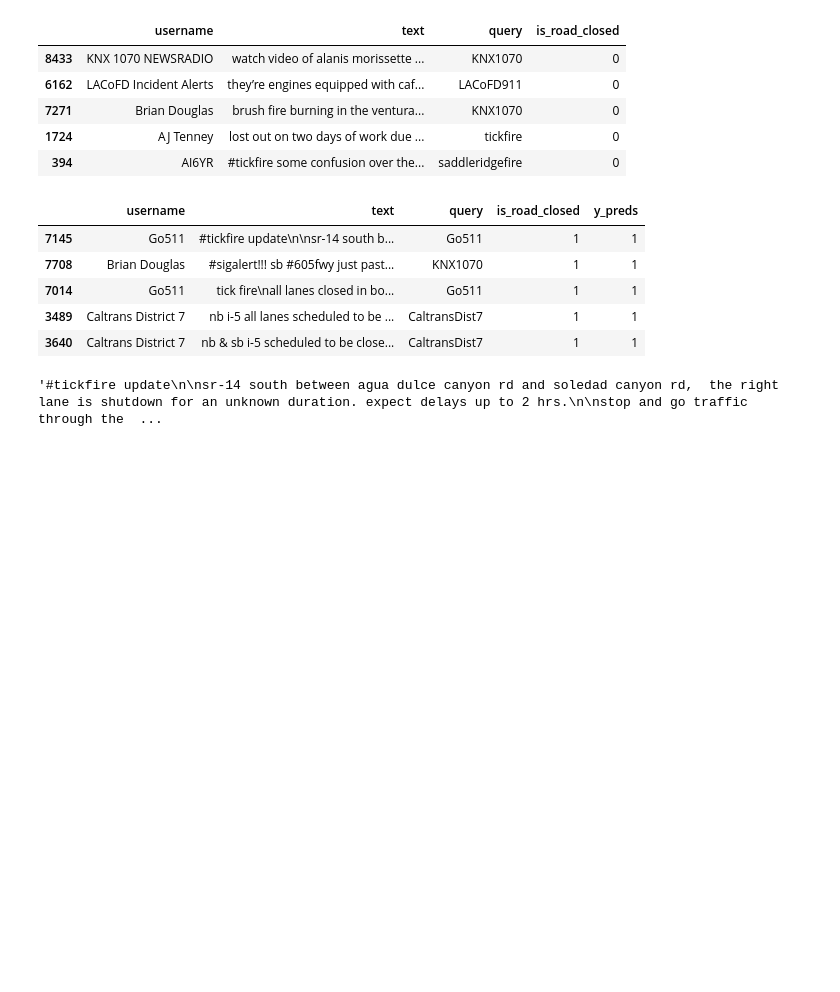
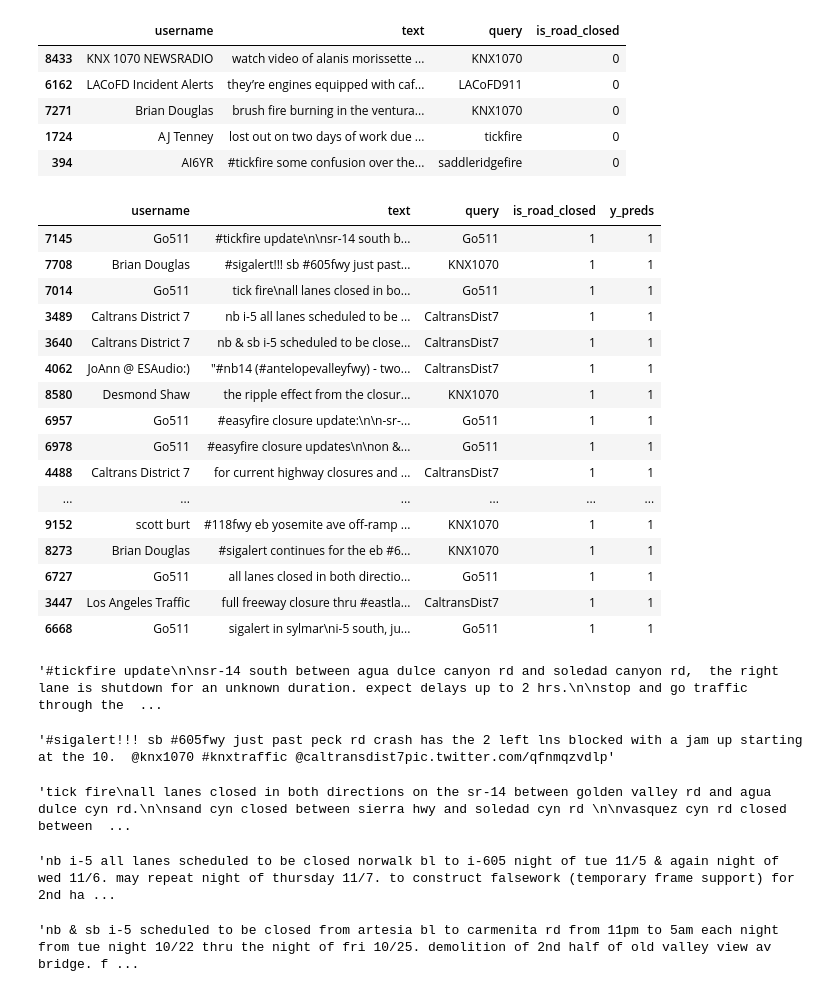
Before and after one commit to reneemarama/real_time_traffic, a Jupyter notebook: 4_Supervised_Unsupervised_Modeling.ipynb, the cells around one changed output. Drawn from its saved outputs; the diff is of its cells as text; code cells hidden in the pictures; blank space fills up the shorter version.

```diff
--- a/4_Supervised_Unsupervised_Modeling.ipynb
+++ b/4_Supervised_Unsupervised_Modeling.ipynb
@@ -537,15 +537,42 @@ road_closed_pred = (x_test_df['y_preds'] == 1)
 
 X_test_true_pos = x_test_df[road_closed_true & road_closed_pred]
 # %%
-X_test_true_pos.head()
+X_test_true_pos.head(20)
 # %% [output]
 |  | username | text | query | is_road_closed | y_preds |
 | 7145 | Go511 | #tickfire update\n\nsr-14 south b... | Go511 | 1 | 1 |
 | 7708 | Brian Douglas | #sigalert!!! sb #605fwy just past... | KNX1070 | 1 | 1 |
 | 7014 | Go511 | tick fire\nall lanes closed in bo... | Go511 | 1 | 1 |
 | 3489 | Caltrans District 7 | nb i-5 all lanes scheduled to be ... | CaltransDist7 | 1 | 1 |
 | 3640 | Caltrans District 7 | nb & sb i-5 scheduled to be close... | CaltransDist7 | 1 | 1 |
+| 4062 | JoAnn @ ESAudio:) | "#nb14 (#antelopevalleyfwy) - two... | CaltransDist7 | 1 | 1 |
+| 8580 | Desmond Shaw | the ripple effect from the closur... | KNX1070 | 1 | 1 |
+| 6957 | Go511 | #easyfire closure update:\n\n-sr-... | Go511 | 1 | 1 |
+| 6978 | Go511 | #easyfire closure updates\n\non &... | Go511 | 1 | 1 |
+| 4488 | Caltrans District 7 | for current highway closures and ... | CaltransDist7 | 1 | 1 |
+| ... | ... | ... | ... | ... | ... |
+| 9152 | scott burt | #118fwy eb yosemite ave off-ramp ... | KNX1070 | 1 | 1 |
+| 8273 | Brian Douglas | #sigalert continues for the eb #6... | KNX1070 | 1 | 1 |
+| 6727 | Go511 | all lanes closed in both directio... | Go511 | 1 | 1 |
+| 3447 | Los Angeles Traffic | full freeway closure thru #eastla... | CaltransDist7 | 1 | 1 |
+| 6668 | Go511 | sigalert in sylmar\ni-5 south, ju... | Go511 | 1 | 1 |
 # %%
 X_test_true_pos['text'][7145]
 # %% [output]
 '#tickfire update\n\nsr-14 south between agua dulce canyon rd and soledad canyon rd,  the right lane is shutdown for an unknown duration. expect delays up to 2 hrs.\n\nstop and go traffic through the  ...
+# %%
+X_test_true_pos['text'][7708]
+# %% [output]
+'#sigalert!!! sb #605fwy just past peck rd crash has the 2 left lns blocked with a jam up starting at the 10.  @knx1070 #knxtraffic @caltransdist7pic.twitter.com/qfnmqzvdlp'
+# %%
+X_test_true_pos['text'][7014]
+# %% [output]
+'tick fire\nall lanes closed in both directions on the sr-14 between golden valley rd and agua dulce cyn rd.\n\nsand cyn closed between sierra hwy and soledad cyn rd \n\nvasquez cyn rd closed between  ...
+# %%
+X_test_true_pos['text'][3489]
+# %% [output]
+'nb i-5 all lanes scheduled to be closed norwalk bl to i-605 night of tue 11/5 & again night of wed 11/6. may repeat night of thursday 11/7. to construct falsework (temporary frame support) for 2nd ha ...
+# %%
+X_test_true_pos['text'][3640]
+# %% [output]
+'nb & sb i-5 scheduled to be closed from artesia bl to carmenita rd from 11pm to 5am each night from tue night 10/22 thru the night of fri 10/25. demolition of 2nd half of old valley view av bridge. f ...
```
Also changed, not shown: parts of 3 cells of this notebook.
